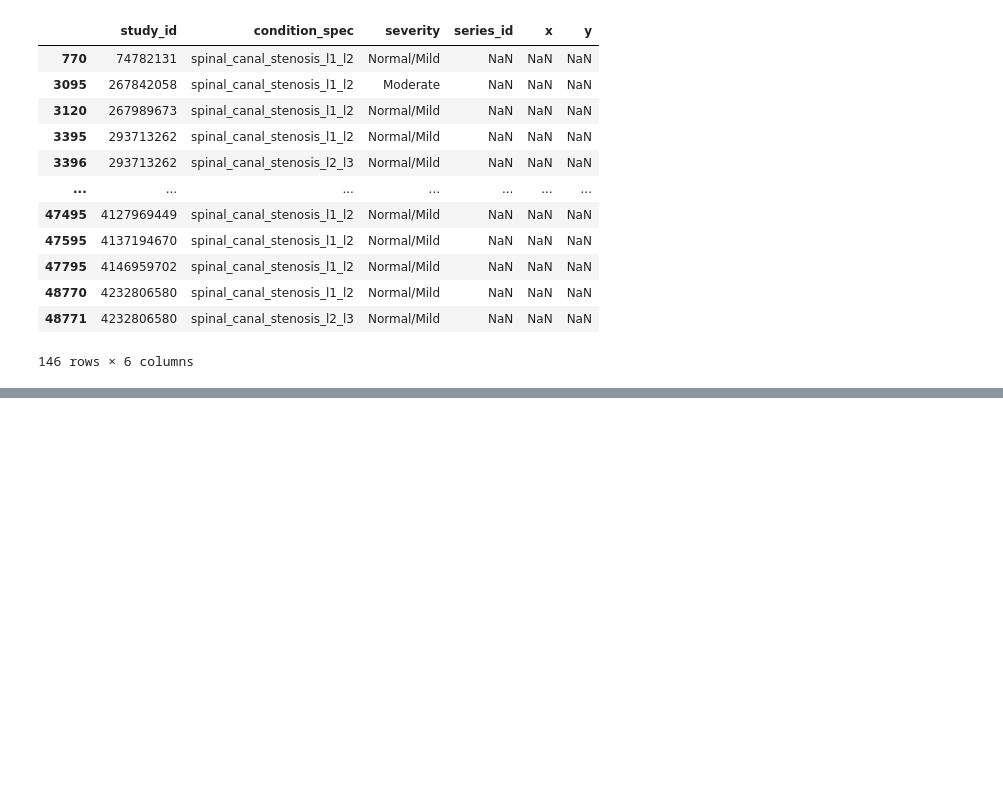
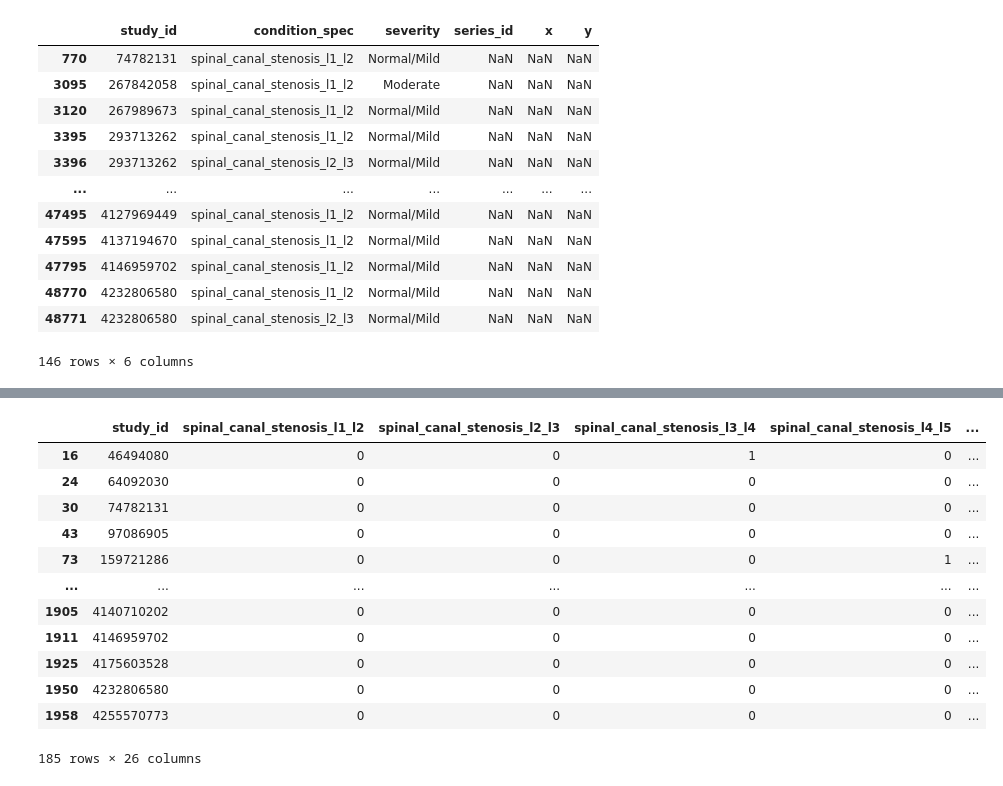
Before and after one commit to mkurtys/rsnaspine, a Jupyter notebook: explore2.ipynb, the cells around one changed output, grey strips where cells are left out. Drawn from its saved outputs; the diff is of its cells as text; code cells hidden in the pictures; blank space fills up the shorter version.

```diff
--- a/explore2.ipynb
+++ b/explore2.ipynb
@@ -105,0 +140,16 @@ ct[(~ct['severity'].isna()) & (ct['x'].isna())]
+# %%
+train.loc[(train.iloc[:, 1:]==-1).any(axis=1), :]
+# %% [output]
+|  | study_id | spinal_canal_stenosis_l1_l2 | spinal_canal_stenosis_l2_l3 | spinal_canal_stenosis_l3_l4 | spinal_canal_stenosis_l4_l5 | ... |
+| 16 | 46494080 | 0 | 0 | 1 | 0 | ... |
+| 24 | 64092030 | 0 | 0 | 0 | 0 | ... |
+| 30 | 74782131 | 0 | 0 | 0 | 0 | ... |
+| 43 | 97086905 | 0 | 0 | 0 | 0 | ... |
+| 73 | 159721286 | 0 | 0 | 0 | 1 | ... |
+| ... | ... | ... | ... | ... | ... | ... |
+| 1905 | 4140710202 | 0 | 0 | 0 | 0 | ... |
+| 1911 | 4146959702 | 0 | 0 | 0 | 0 | ... |
+| 1925 | 4175603528 | 0 | 0 | 0 | 0 | ... |
+| 1950 | 4232806580 | 0 | 0 | 0 | 0 | ... |
+| 1958 | 4255570773 | 0 | 0 | 0 | 0 | ... |
+185 rows × 26 columns
```
Also changed, not shown: parts of 4 cells of this notebook, 10 other files.
